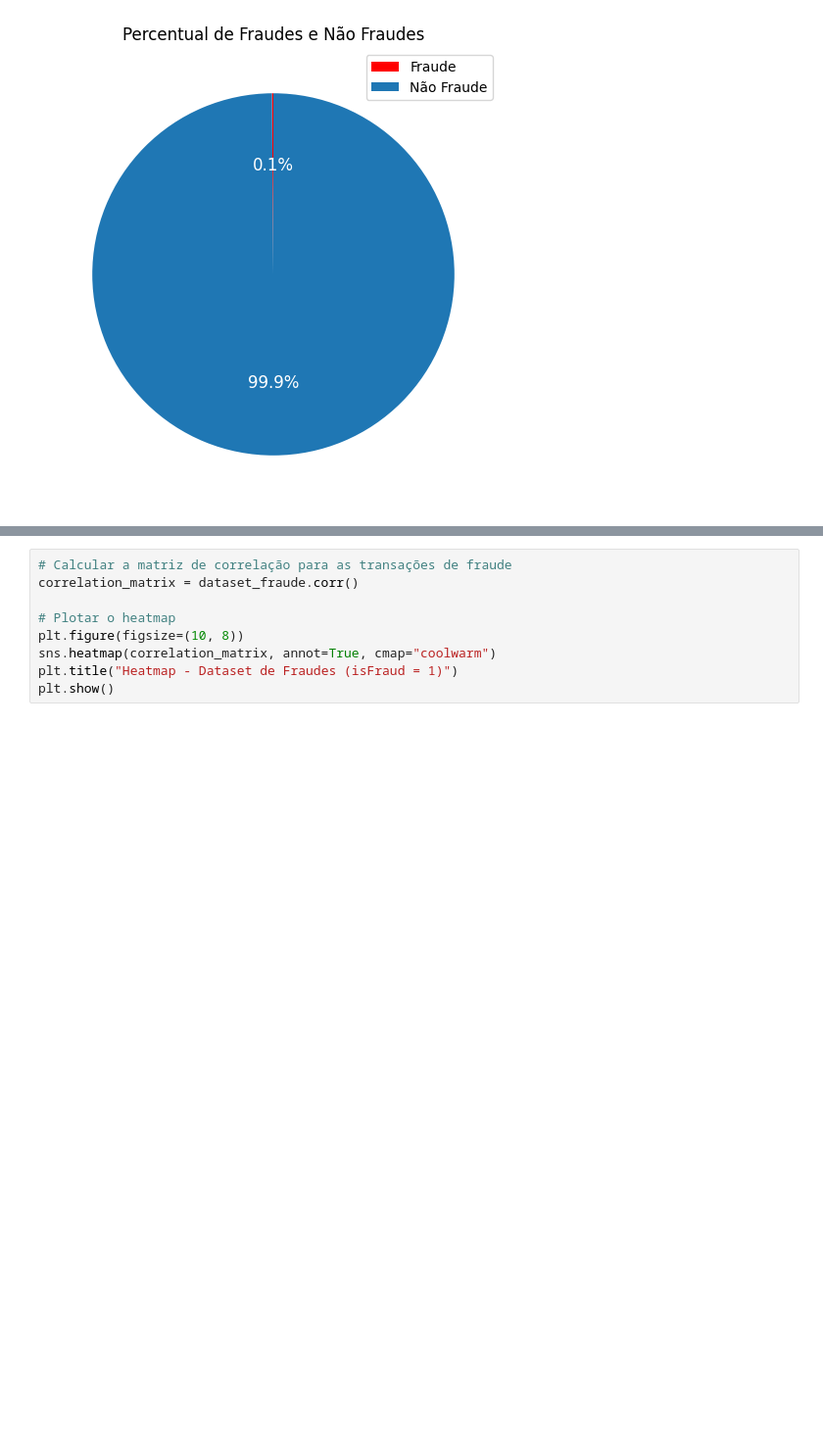
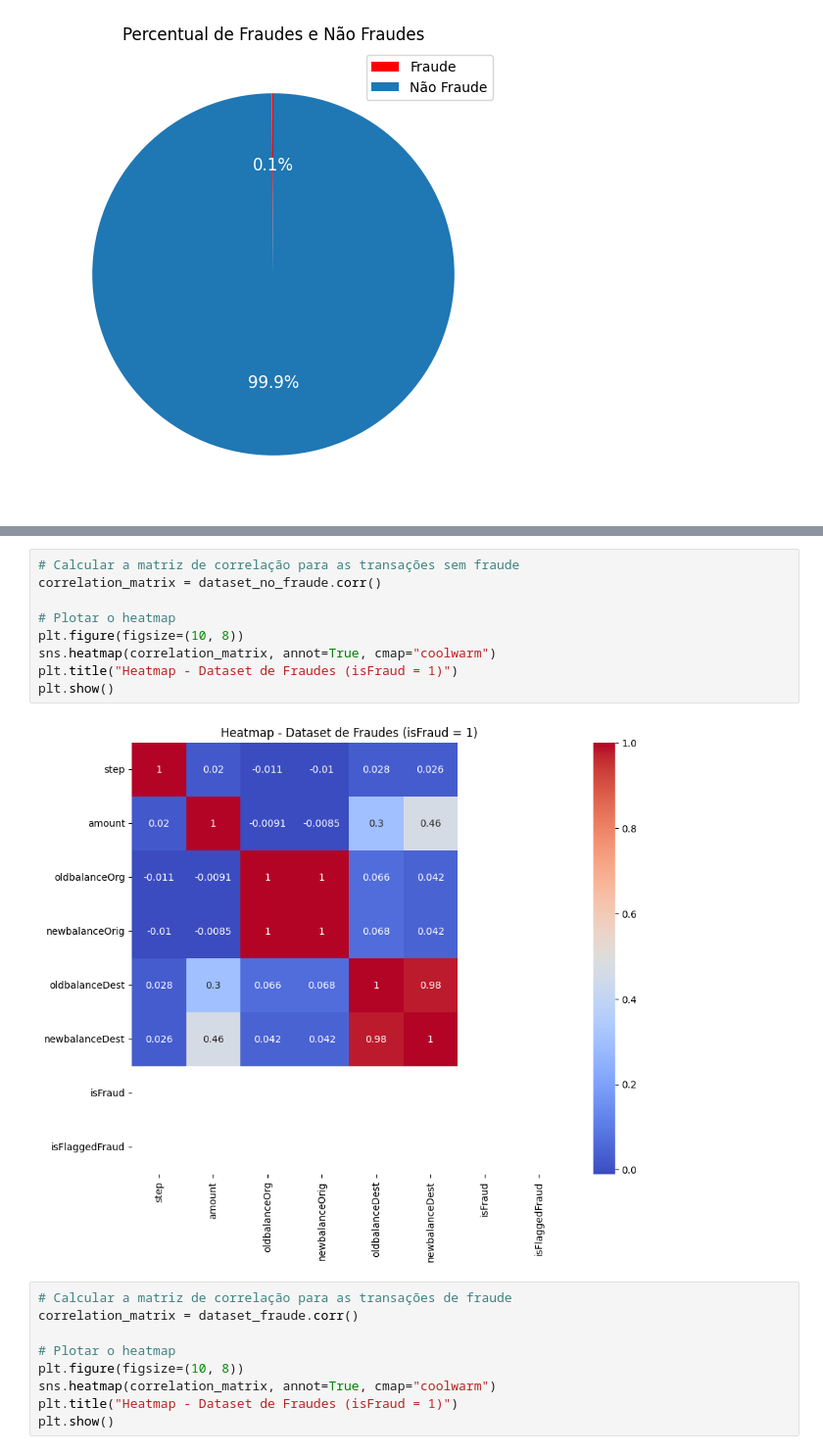
Before and after one commit to jorgelpiva/A3_IAvsBigData, a Jupyter notebook: analise_exploratoria.ipynb, the cells around one changed output, grey strips where cells are left out. Shown at 98% size. Cells and saved outputs as stored; diff of their text form; blank space fills up the shorter version.

```diff
--- a/analise_exploratoria.ipynb
+++ b/analise_exploratoria.ipynb
@@ -406,3 +369,14 @@ plt.show()
+# %%
+# Calcular a matriz de correlação para as transações sem fraude
+correlation_matrix = dataset_no_fraude.corr()
+
+# Plotar o heatmap
+plt.figure(figsize=(10, 8))
+sns.heatmap(correlation_matrix, annot=True, cmap="coolwarm")
+plt.title("Heatmap - Dataset de Fraudes (isFraud = 1)")
+plt.show()
+# %% [output]
+[figure, added]
 # %%
 # Calcular a matriz de correlação para as transações de fraude
 correlation_matrix = dataset_fraude.corr()
```
Also changed, not shown: parts of 82 cells of this notebook, 3 other files.
